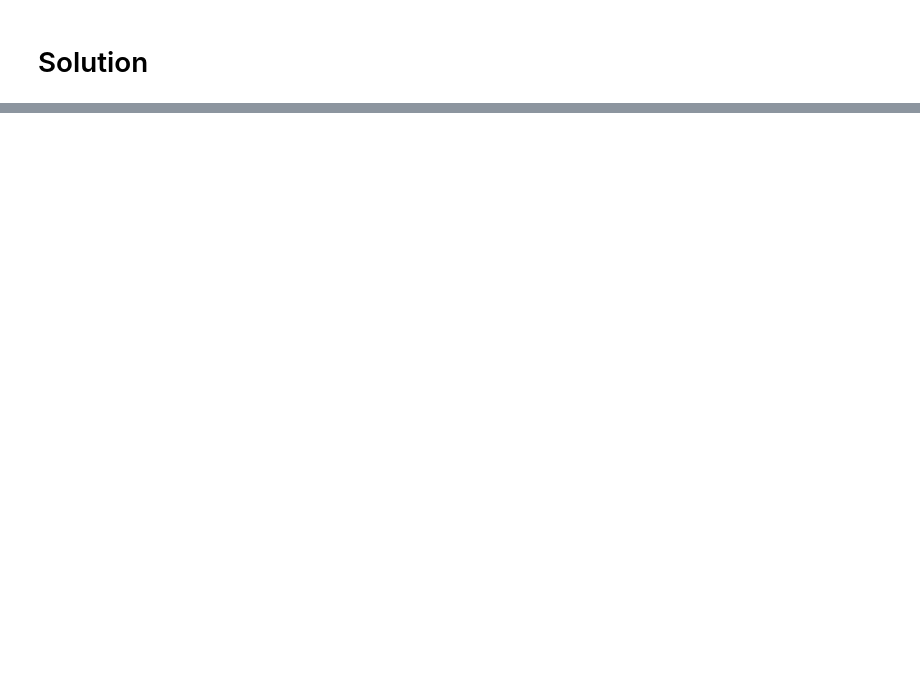
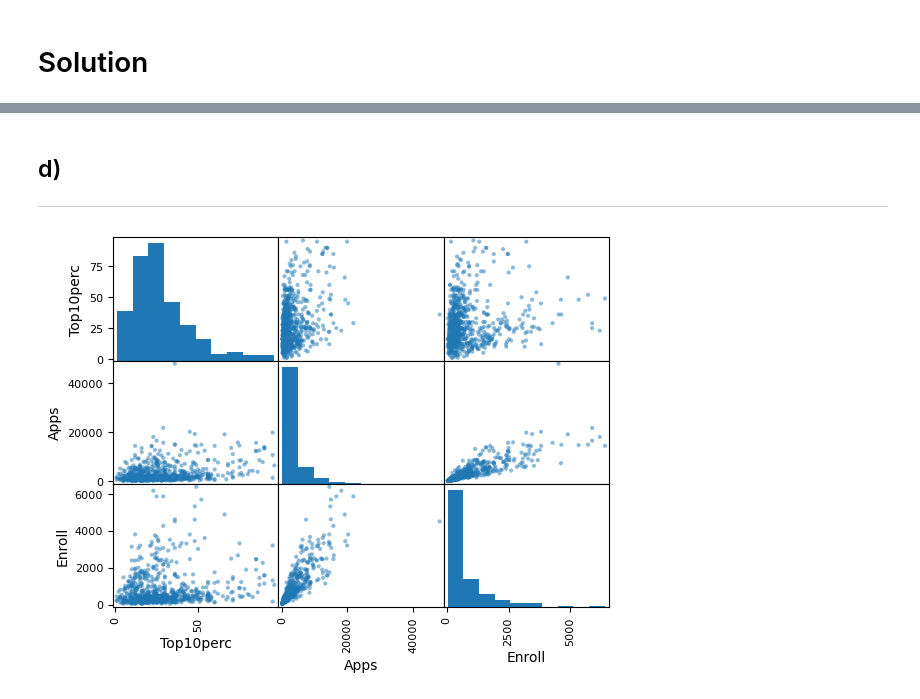
Before and after one commit to PeterTveita/BAN404, a Jupyter notebook: Foreleser/01/ex28_solution.ipynb, the cells around one changed output, grey strips where cells are left out. Cells and saved outputs as stored; diff of their text form; code cells hidden in the pictures; blank space fills up the shorter version.

```diff
--- a/Foreleser/01/ex28_solution.ipynb
+++ b/Foreleser/01/ex28_solution.ipynb
@@ -19,0 +31,7 @@ college.describe()
+# %%
+college2 = pd.read_csv('College.csv', index_col = 0)
+college3 = college.rename({'Unnamed: 0' : 'College'}, axis = 1)
+college3 = college3.set_index('College')
+# %%
+college = college3
+college
@@ -19,0 +68,8 @@ college.describe()
+# %% [markdown]
+## d)
+***
+# %%
+pd.plotting.scatter_matrix(college[['Top10perc', 'Apps', 'Enroll']])
+plt.show()
+# %% [output]
+[figure, added]
```
Also changed, not shown: parts of 16 cells of this notebook, 4 other files.
